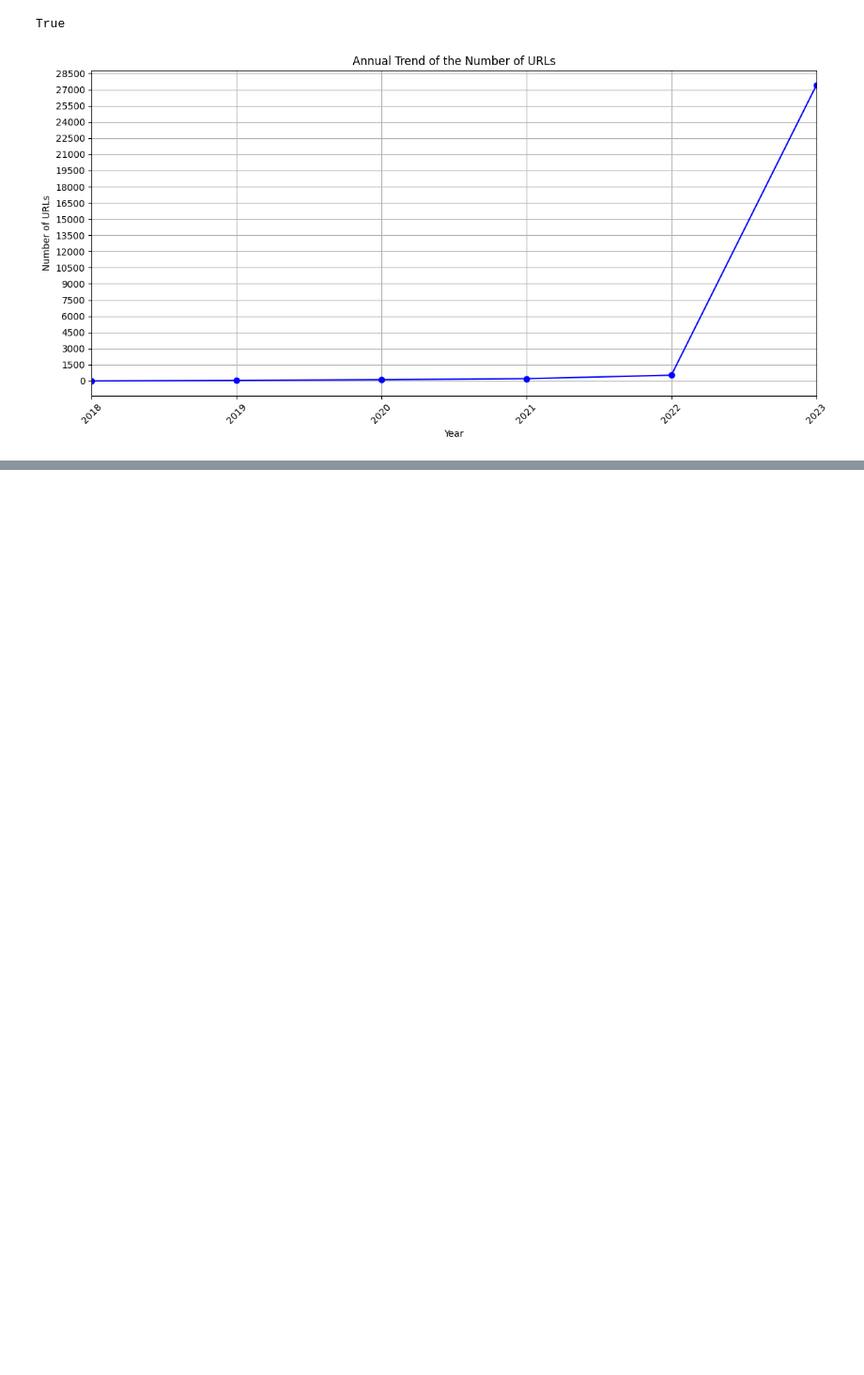
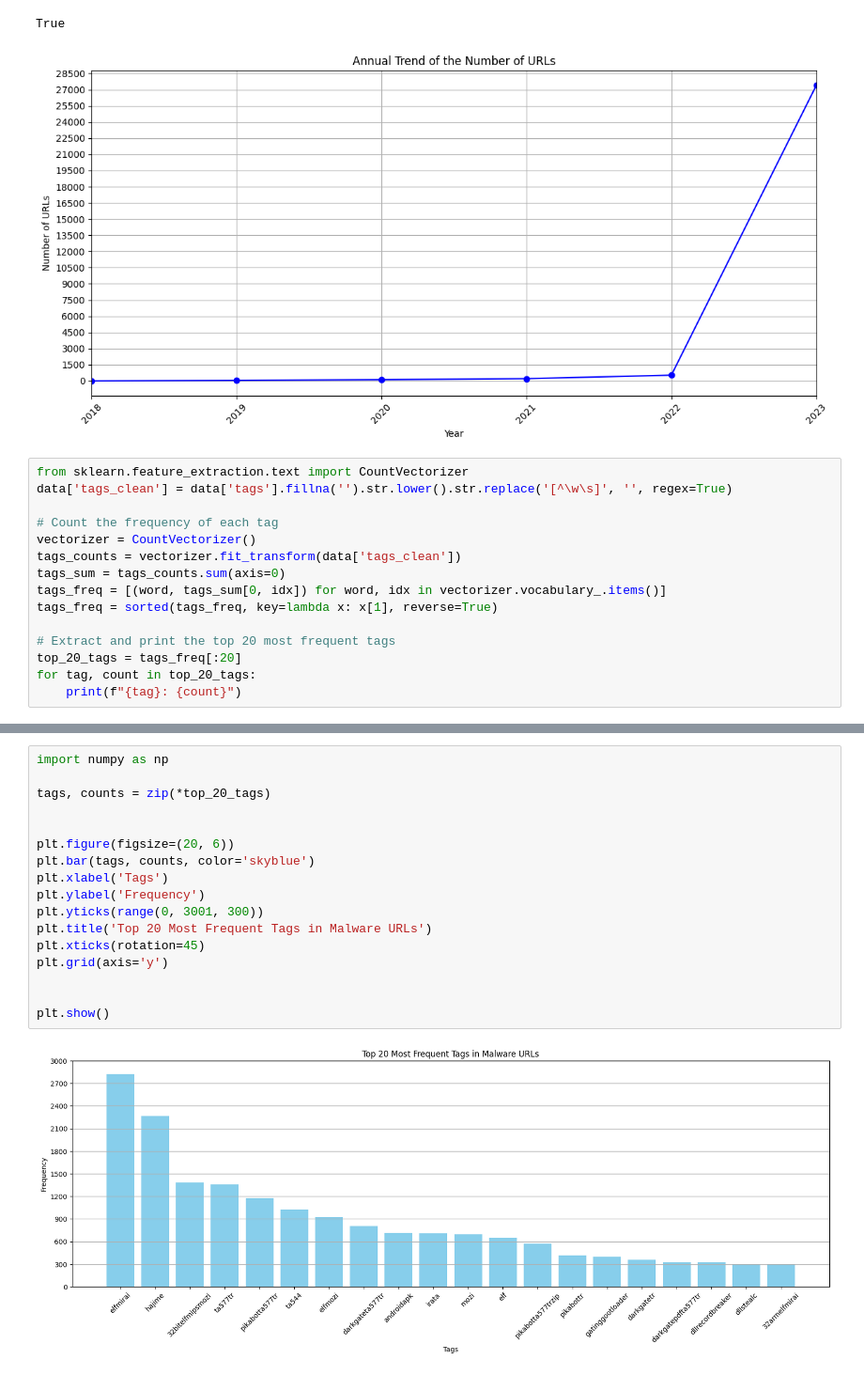
Before and after one commit to clayshubert/KnowThyEnemy, a Jupyter notebook: KnowThyEnemy.ipynb, the cells around one changed output, grey strips where cells are left out. Shown: that part at 94% size. Drawn from its saved outputs; the diff is of its cells as text; blank space fills up the shorter version.

Commit message:
Added two more analysis
Frequency and trend analysis on the tags

```diff
--- a/KnowThyEnemy.ipynb
+++ b/KnowThyEnemy.ipynb
@@ -118,3 +120,18 @@ plot_success
 # %% [output]
 True
 [figure]
+# %%
+from sklearn.feature_extraction.text import CountVectorizer
+data['tags_clean'] = data['tags'].fillna('').str.lower().str.replace('[^\w\s]', '', regex=True)
+
+# Count the frequency of each tag
+vectorizer = CountVectorizer()
+tags_counts = vectorizer.fit_transform(data['tags_clean'])
+tags_sum = tags_counts.sum(axis=0)
+tags_freq = [(word, tags_sum[0, idx]) for word, idx in vectorizer.vocabulary_.items()]
+tags_freq = sorted(tags_freq, key=lambda x: x[1], reverse=True)
+
+# Extract and print the top 20 most frequent tags
+top_20_tags = tags_freq[:20]
+for tag, count in top_20_tags:
+    print(f"{tag}: {count}")
@@ -120,0 +159,19 @@ True
+# %%
+import numpy as np
+
+tags, counts = zip(*top_20_tags)
+
+
+plt.figure(figsize=(20, 6))
+plt.bar(tags, counts, color='skyblue')
+plt.xlabel('Tags')
+plt.ylabel('Frequency')
+plt.yticks(range(0, 3001, 300))
+plt.title('Top 20 Most Frequent Tags in Malware URLs')
+plt.xticks(rotation=45)
+plt.grid(axis='y')
+
+
+plt.show()
+# %% [output]
+[figure, added]
```
Also changed, not shown: parts of 2 cells of this notebook.
